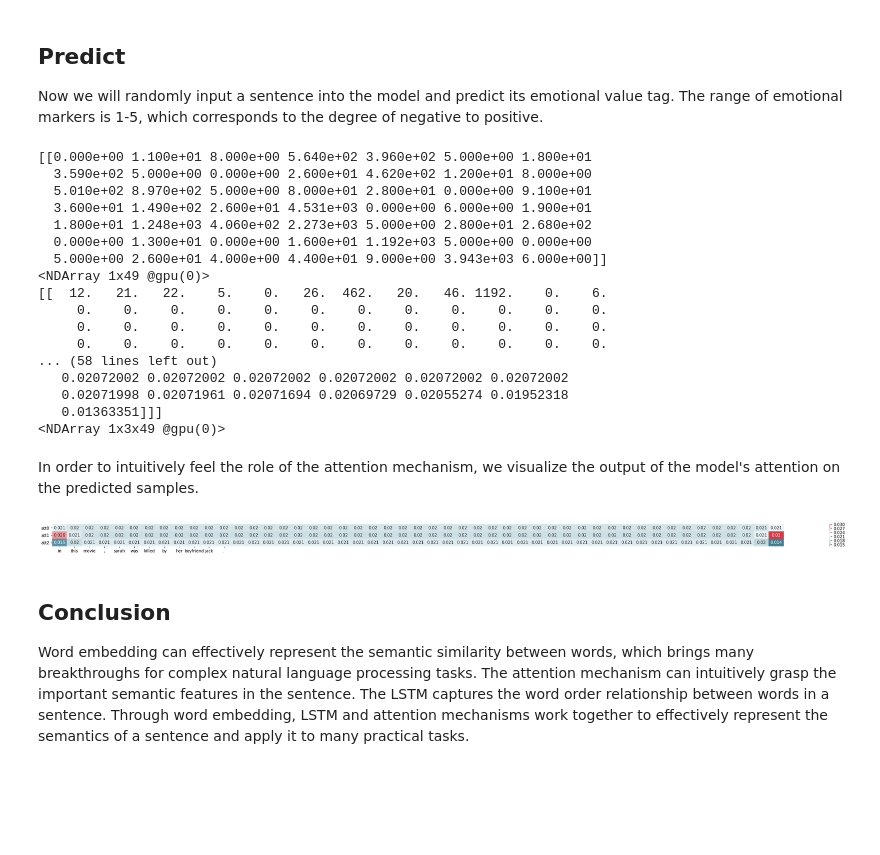
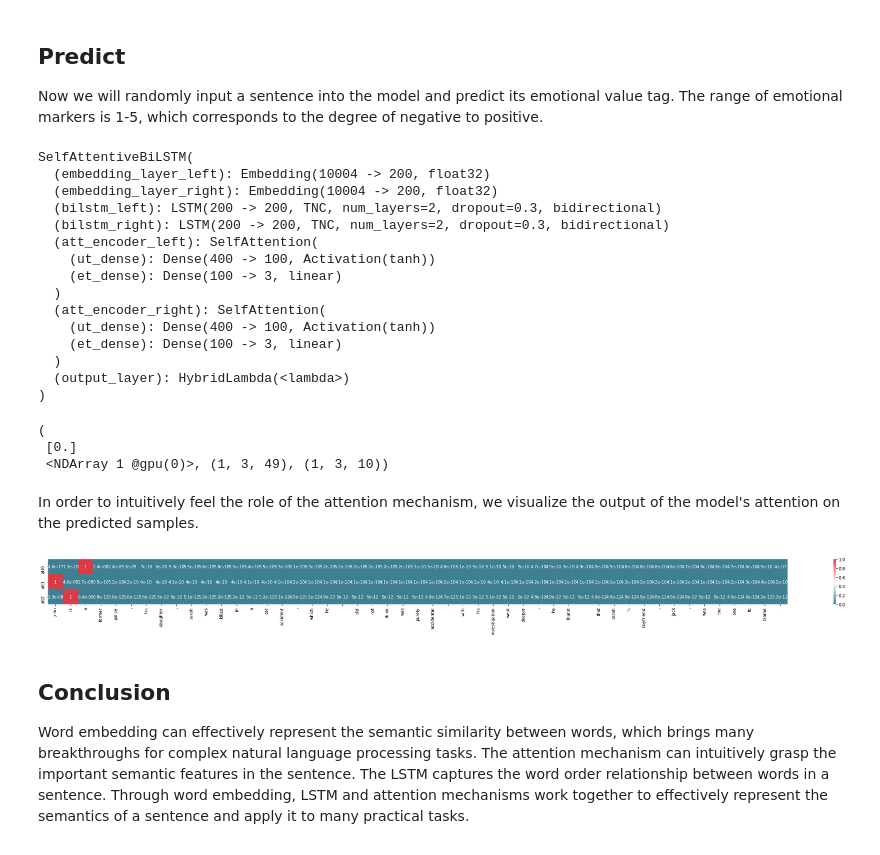
Before and after one commit to zhiming-xu/spoiler-detector, a Jupyter notebook: self_attentive_sentence_embedding.ipynb, the cells around one changed output. Cells and saved outputs as stored; diff of their text form; code cells hidden in the pictures; blank space fills up the shorter version.

Commit message:
for now, the attention is somewhat highly concentrated on a specific word in sentence, need to find out why

```diff
--- a/self_attentive_sentence_embedding.ipynb
+++ b/self_attentive_sentence_embedding.ipynb
@@ -411,7 +452,7 @@ def calculate_loss(x, y, model, loss, class_weight, penal_coeff):
     return pred, l
 # %%
 def one_epoch(data_iter, model, loss, trainer, ctx, is_train, epoch,
-              penal_coeff=0.0, clip=None, class_weight=None, loss_name='l2'):
+              penal_coeff=0.0, clip=None, class_weight=None, loss_name='l1'):
 
     loss_val = 0.
     total_pred = []
@@ -456,6 +497,7 @@ def one_epoch(data_iter, model, loss, trainer, ctx, is_train, epoch,
         # keep result for metric
         batch_pred = (batch_pred>.5).asnumpy()
         batch_true = np.reshape(batch_y.asnumpy(), (-1, ))
+        assert(batch_pred.shape==batch_true.shape)
         total_pred.extend(batch_pred.tolist())
         total_true.extend(batch_true.tolist())
 
@@ -505,12 +547,12 @@ def train_valid(data_iter_train, data_iter_valid, model, loss, trainer, ctx, nep
 Now that we are training the model, we use WeightedSoftmaxCE to alleviate the problem of data category imbalance. We performed statistical analysis on the data in advance to get a set of class_weight.
 # %%
 class_weight = None
-loss_name = 'l2'
+loss_name = 'l1'
 optim = 'adam'
 lr = 0.01
 penal_coeff = 0.01
 clip = .5
-nepochs =
+nepochs = 10
 
 trainer = gluon.Trainer(model.collect_params(), optim, {'learning_rate': lr})
 
@@ -520,10 +562,13 @@ elif loss_name == 'wsce':
     loss = WeightedSoftmaxCE()
     # the value of class_weight is obtained by counting data in advance. It can be seen as a hyperparameter.
     class_weight = nd.array([3.0, 5.3, 4.0, 2.0, 1.0], ctx=ctx)
+elif loss_name == 'l1':
+    loss = gluon.loss.L1Loss()
 elif loss_name == 'l2':
     loss = gluon.loss.L2Loss()
 # %%
 # train and valid
-train_valid(train_dataloader, valid_dataloader, model, loss, trainer, ctx, nepochs,
-            penal_coeff=penal_coeff, clip=clip, class_weight=class_weight, loss_name=loss_name)
+train_valid(train_dataloader, valid_dataloader, model, loss, \
+            trainer, ctx, nepochs, penal_coeff=penal_coeff, \
+            clip=clip, class_weight=class_weight, loss_name=loss_name)
 # %% [output]
@@ -539,52 +597,49 @@ Now we will randomly input a sentence into the model and predict its emotional v
 left = 'john is a former police, his daughter, sarah was killed in a car accident, which he \
         did not think was purely accidental. with his investigation went deeper, he found \
         that sarah\'s boyfriend, jack, was the one to blame.'
-right = 'in this movie, sarah was killed by her boyfriend jack.'
+right = 'in this movie, sarah was killed by jack.'
 left_token = vocab[tokenizer(left)]
 right_token = vocab[tokenizer(right)]
-right_token += [0] * (len(left_token) - len(right_token))
 # %%
 left_input = nd.array(left_token, ctx=ctx).reshape(1,-1)
 right_input = nd.array(right_token, ctx=ctx).reshape(1,-1)
-print(left_input, right_input)
-#print(model)
+print(model)
 pred, att_left, att_right = model(left_input, right_input)
-label = pred>.5
-print(label)
-print(att_left, att_right)
+pred, att_left.shape, att_right.shape
 # %% [output]
-[[0.000e+00 1.100e+01 8.000e+00 5.640e+02 3.960e+02 5.000e+00 1.800e+01
-  3.590e+02 5.000e+00 0.000e+00 2.600e+01 4.620e+02 1.200e+01 8.000e+00
-  5.010e+02 8.970e+02 5.000e+00 8.000e+01 2.800e+01 0.000e+00 9.100e+01
-  3.600e+01 1.490e+02 2.600e+01 4.531e+03 0.000e+00 6.000e+00 1.900e+01
-  1.800e+01 1.248e+03 4.060e+02 2.273e+03 5.000e+00 2.800e+01 2.680e+02
-  0.000e+00 1.300e+01 0.000e+00 1.600e+01 1.192e+03 5.000e+00 0.000e+00
-  5.000e+00 2.600e+01 4.000e+00 4.400e+01 9.000e+00 3.943e+03 6.000e+00]]
-<NDArray 1x49 @gpu(0)>
-[[  12.   21.   22.    5.    0.   26.  462.   20.   46. 1192.    0.    6.
-     0.    0.    0.    0.    0.    0.    0.    0.    0.    0.    0.    0.
-     0.    0.    0.    0.    0.    0.    0.    0.    0.    0.    0.    0.
-     0.    0.    0.    0.    0.    0.    0.    0.    0.    0.    0.    0.
-... (58 lines left out)
-   0.02072002 0.02072002 0.02072002 0.02072002 0.02072002 0.02072002
-   0.02071998 0.02071961 0.02071694 0.02069729 0.02055274 0.01952318
-   0.01363351]]]
-<NDArray 1x3x49 @gpu(0)>
+SelfAttentiveBiLSTM(
+  (embedding_layer_left): Embedding(10004 -> 200, float32)
+  (embedding_layer_right): Embedding(10004 -> 200, float32)
+  (bilstm_left): LSTM(200 -> 200, TNC, num_layers=2, dropout=0.3, bidirectional)
+  (bilstm_right): LSTM(200 -> 200, TNC, num_layers=2, dropout=0.3, bidirectional)
+  (att_encoder_left): SelfAttention(
+    (ut_dense): Dense(400 -> 100, Activation(tanh))
+    (et_dense): Dense(100 -> 3, linear)
+  )
+  (att_encoder_right): SelfAttention(
+    (ut_dense): Dense(400 -> 100, Activation(tanh))
+    (et_dense): Dense(100 -> 3, linear)
+  )
+  (output_layer): HybridLambda(<lambda>)
+)
+(
+ [0.]
+ <NDArray 1 @gpu(0)>, (1, 3, 49), (1, 3, 10))
 # %% [markdown]
 In order to intuitively feel the role of the attention mechanism, we visualize the output of the model's attention on the predicted samples.
 # %%
 import matplotlib.pyplot as plt
 import seaborn as sns
 %matplotlib inline
 
 np.squeeze(att_left.asnumpy(), 0).shape
-plt.figure(figsize=(40,1))
+plt.figure(figsize=(40,2))
 cmap = sns.diverging_palette(220, 10, as_cmap=True)
-sns.heatmap(np.squeeze(att_right.asnumpy(), 0), cmap=cmap, annot=True,
-            xticklabels=tokenizer(right), yticklabels=['att0', 'att1', 'att2'])
+sns.heatmap(np.squeeze(att_left.asnumpy(), 0), cmap=cmap, annot=True,
+            xticklabels=tokenizer(left), yticklabels=['att0', 'att1', 'att2'])
 plt.show()
 # %% [output]
-[figure, old version]
+[figure, new version]
 # %% [markdown]
 ## Conclusion
 Word embedding can effectively represent the semantic similarity between words, which brings many breakthroughs for complex natural language processing tasks. The attention mechanism can intuitively grasp the important semantic features in the sentence. The LSTM captures the word order relationship between words in a sentence. Through word embedding, LSTM and attention mechanisms work together to effectively represent the semantics of a sentence and apply it to many practical tasks.
```
Also changed, not shown: parts of 12 cells of this notebook, 1 other file.
